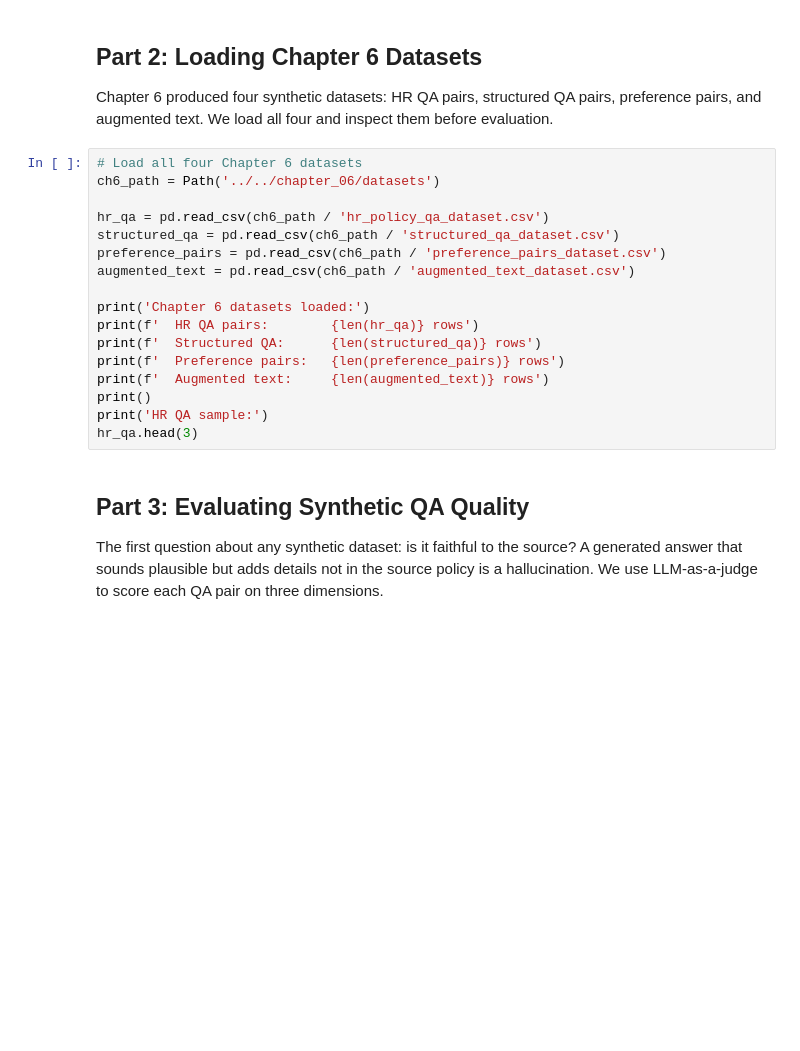
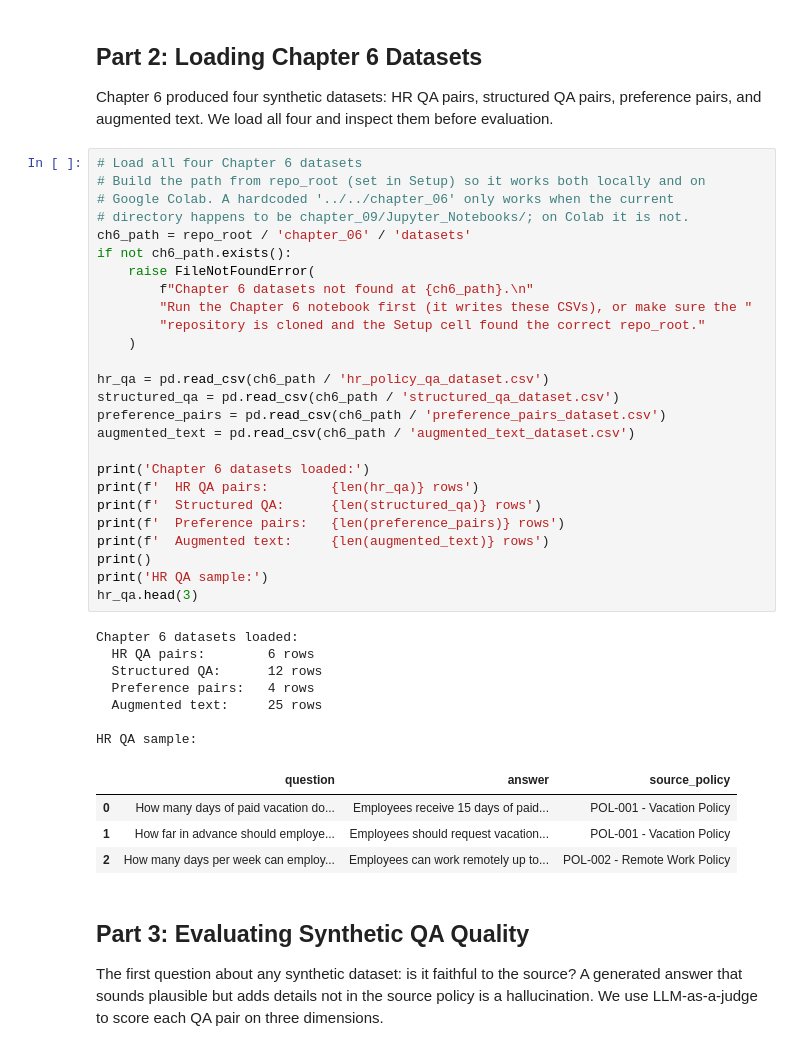
Before and after one commit to PacktPublishing/Data-Strategy-for-LLMs, a Jupyter notebook: chapter_09/Jupyter_Notebooks/Chapter_9_Notebook.ipynb, the cells around one changed output. Saved outputs shown, nothing was run; the diff lists cells and outputs as text; blank space fills up the shorter version.

```diff
--- a/chapter_09/Jupyter_Notebooks/Chapter_9_Notebook.ipynb
+++ b/chapter_09/Jupyter_Notebooks/Chapter_9_Notebook.ipynb
@@ -975,21 +1052,42 @@ print('This is why evaluation rubrics need more than one dimension.')
 Chapter 6 produced four synthetic datasets: HR QA pairs, structured QA pairs, preference pairs, and augmented text. We load all four and inspect them before evaluation.
 # %%
 # Load all four Chapter 6 datasets
-ch6_path = Path('../../chapter_06/datasets')
+# Build the path from repo_root (set in Setup) so it works both locally and on
+# Google Colab. A hardcoded '../../chapter_06' only works when the current
+# directory happens to be chapter_09/Jupyter_Notebooks/; on Colab it is not.
+ch6_path = repo_root / 'chapter_06' / 'datasets'
+if not ch6_path.exists():
+    raise FileNotFoundError(
+        f"Chapter 6 datasets not found at {ch6_path}.\n"
+        "Run the Chapter 6 notebook first (it writes these CSVs), or make sure the "
+        "repository is cloned and the Setup cell found the correct repo_root."
+    )
 
 hr_qa = pd.read_csv(ch6_path / 'hr_policy_qa_dataset.csv')
 structured_qa = pd.read_csv(ch6_path / 'structured_qa_dataset.csv')
 preference_pairs = pd.read_csv(ch6_path / 'preference_pairs_dataset.csv')
 augmented_text = pd.read_csv(ch6_path / 'augmented_text_dataset.csv')
 
 print('Chapter 6 datasets loaded:')
 print(f'  HR QA pairs:        {len(hr_qa)} rows')
 print(f'  Structured QA:      {len(structured_qa)} rows')
 print(f'  Preference pairs:   {len(preference_pairs)} rows')
 print(f'  Augmented text:     {len(augmented_text)} rows')
 print()
 print('HR QA sample:')
 hr_qa.head(3)
+# %% [output]
+Chapter 6 datasets loaded:
+  HR QA pairs:        6 rows
+  Structured QA:      12 rows
+  Preference pairs:   4 rows
+  Augmented text:     25 rows
+
+HR QA sample:
+|  | question | answer | source_policy |
+| 0 | How many days of paid vacation do... | Employees receive 15 days of paid... | POL-001 - Vacation Policy |
+| 1 | How far in advance should employe... | Employees should request vacation... | POL-001 - Vacation Policy |
+| 2 | How many days per week can employ... | Employees can work remotely up to... | POL-002 - Remote Work Policy |
 # %% [markdown]
 ## Part 3: Evaluating Synthetic QA Quality
 
```
Also changed, not shown: parts of 17 cells of this notebook, 1 other file.
